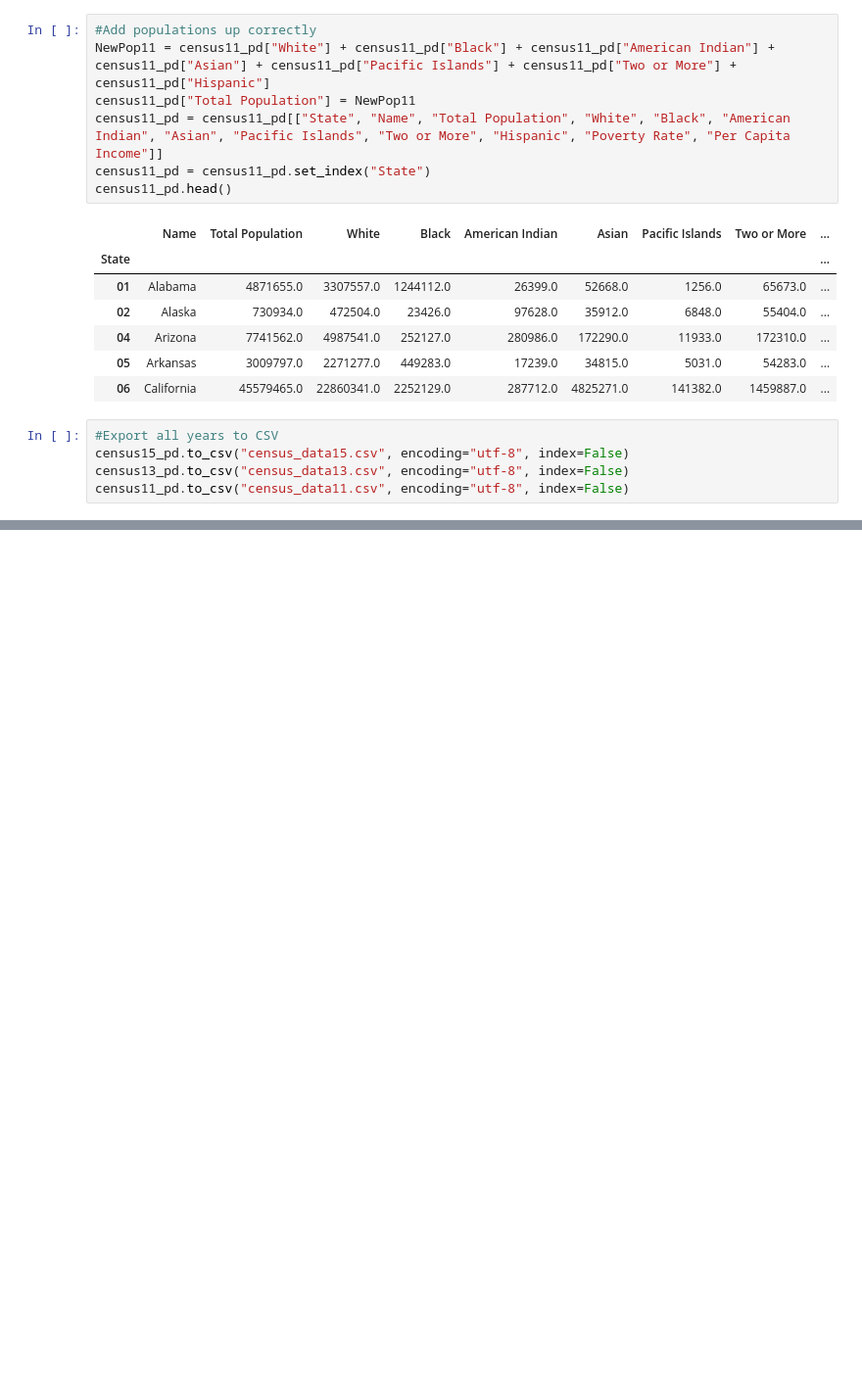
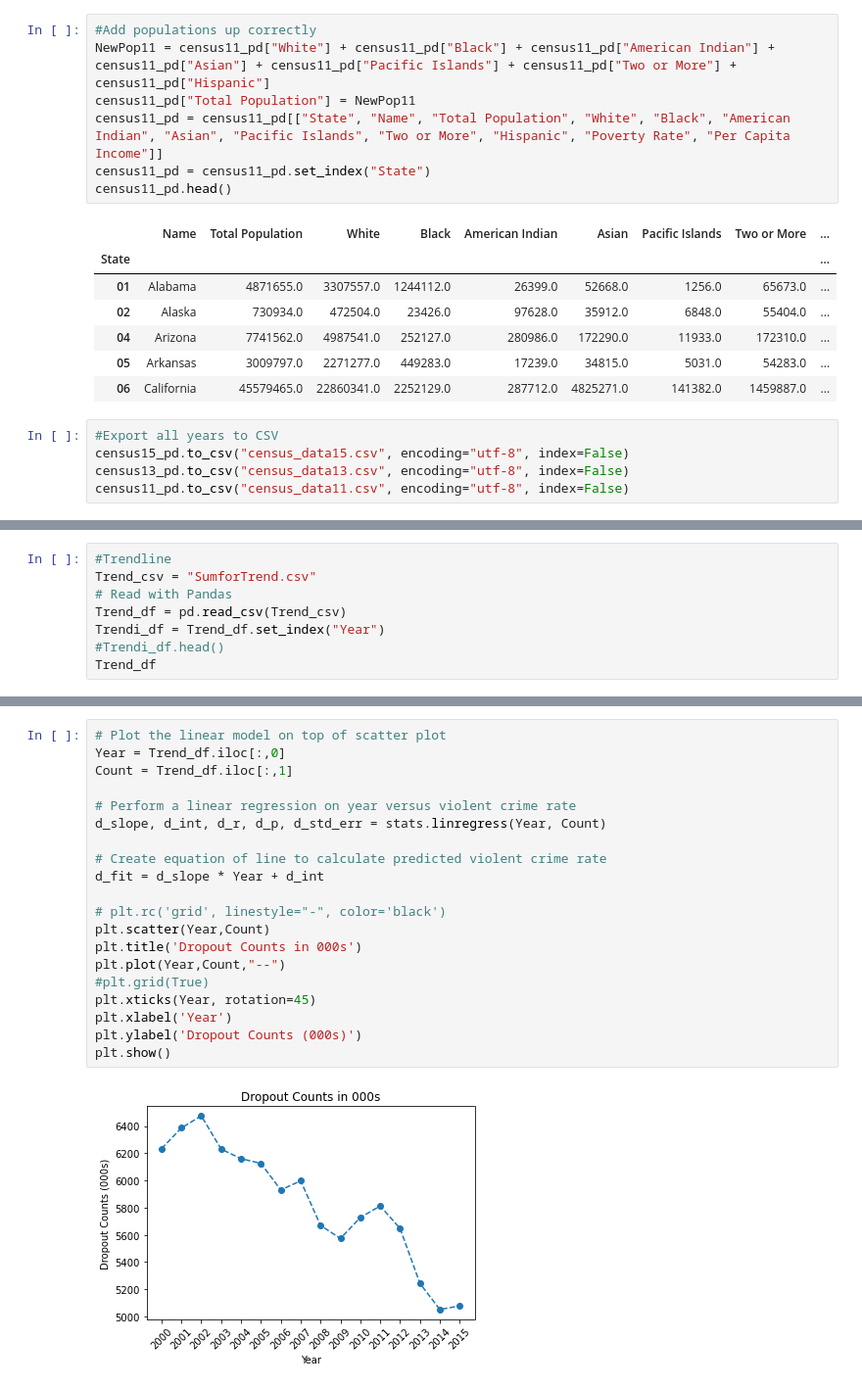
Before and after one commit to hannahduncan/bullying-in-america, a Jupyter notebook: NationalStats.ipynb, the cells around one changed output, grey strips where cells are left out. Shown at 98% size. Saved outputs shown, nothing was run; the diff lists cells and outputs as text; blank space fills up the shorter version.

```diff
--- a/NationalStats.ipynb
+++ b/NationalStats.ipynb
@@ -342,0 +352,8 @@ census11_pd.to_csv("census_data11.csv", encoding="utf-8", index=False)
+# %%
+#Trendline
+Trend_csv = "SumforTrend.csv"
+# Read with Pandas
+Trend_df = pd.read_csv(Trend_csv)
+Trendi_df = Trend_df.set_index("Year")
+#Trendi_df.head()
+Trend_df
@@ -342,0 +378,22 @@ census11_pd.to_csv("census_data11.csv", encoding="utf-8", index=False)
+# %%
+# Plot the linear model on top of scatter plot
+Year = Trend_df.iloc[:,0]
+Count = Trend_df.iloc[:,1]
+
+# Perform a linear regression on year versus violent crime rate
+d_slope, d_int, d_r, d_p, d_std_err = stats.linregress(Year, Count)
+
+# Create equation of line to calculate predicted violent crime rate
+d_fit = d_slope * Year + d_int
+
+# plt.rc('grid', linestyle="-", color='black')
+plt.scatter(Year,Count)
+plt.title('Dropout Counts in 000s')
+plt.plot(Year,Count,"--")
+#plt.grid(True)
+plt.xticks(Year, rotation=45)
+plt.xlabel('Year')
+plt.ylabel('Dropout Counts (000s)')
+plt.show()
+# %% [output]
+[figure, added]
```
Also changed, not shown: parts of 9 cells of this notebook, 6 other files.
